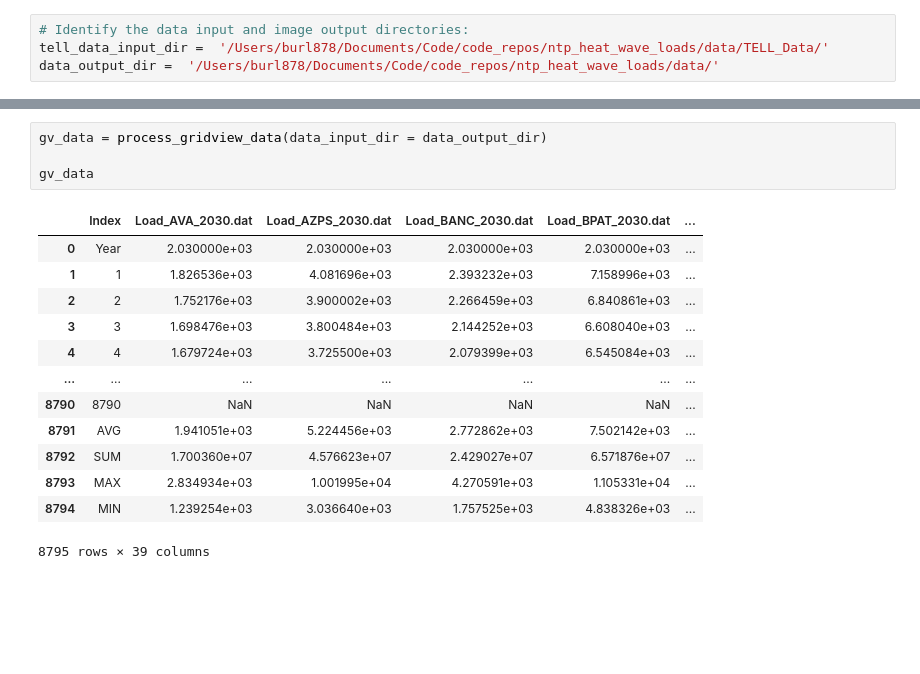
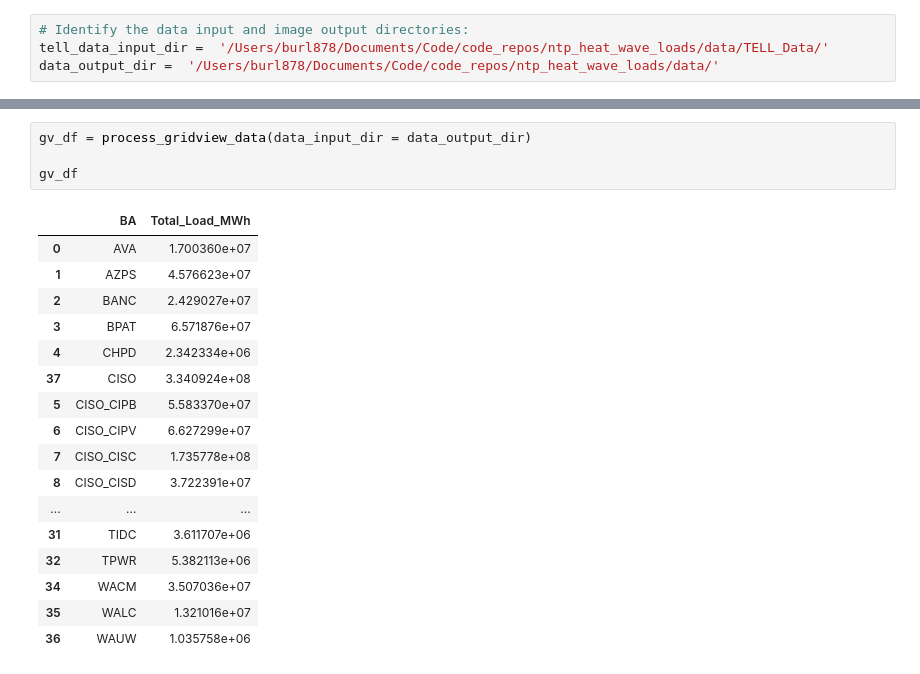
Before and after one commit to cdburley/ntp_heat_wave_loads, a Jupyter notebook: notebooks/process_load_data.ipynb, the cells around one changed output, grey strips where cells are left out. Saved outputs shown, nothing was run; the diff lists cells and outputs as text; blank space fills up the shorter version.

```diff
--- a/notebooks/process_load_data.ipynb
+++ b/notebooks/process_load_data.ipynb
@@ -31,18 +76,22 @@ def process_gridview_data(data_input_dir: str):
 # %%
-gv_data = process_gridview_data(data_input_dir = data_output_dir)
+gv_df = process_gridview_data(data_input_dir = data_output_dir)
 
-gv_data
+gv_df
 # %% [output]
-|  | Index | Load_AVA_2030.dat | Load_AZPS_2030.dat | Load_BANC_2030.dat | Load_BPAT_2030.dat | ... |
-| 0 | Year | 2.030000e+03 | 2.030000e+03 | 2.030000e+03 | 2.030000e+03 | ... |
-| 1 | 1 | 1.826536e+03 | 4.081696e+03 | 2.393232e+03 | 7.158996e+03 | ... |
-| 2 | 2 | 1.752176e+03 | 3.900002e+03 | 2.266459e+03 | 6.840861e+03 | ... |
-| 3 | 3 | 1.698476e+03 | 3.800484e+03 | 2.144252e+03 | 6.608040e+03 | ... |
-| 4 | 4 | 1.679724e+03 | 3.725500e+03 | 2.079399e+03 | 6.545084e+03 | ... |
-| ... | ... | ... | ... | ... | ... | ... |
-| 8790 | 8790 | NaN | NaN | NaN | NaN | ... |
-| 8791 | AVG | 1.941051e+03 | 5.224456e+03 | 2.772862e+03 | 7.502142e+03 | ... |
-| 8792 | SUM | 1.700360e+07 | 4.576623e+07 | 2.429027e+07 | 6.571876e+07 | ... |
-| 8793 | MAX | 2.834934e+03 | 1.001995e+04 | 4.270591e+03 | 1.105331e+04 | ... |
-| 8794 | MIN | 1.239254e+03 | 3.036640e+03 | 1.757525e+03 | 4.838326e+03 | ... |
+|  | BA | Total_Load_MWh |
+| 0 | AVA | 1.700360e+07 |
+| 1 | AZPS | 4.576623e+07 |
+| 2 | BANC | 2.429027e+07 |
+| 3 | BPAT | 6.571876e+07 |
+| 4 | CHPD | 2.342334e+06 |
+| 37 | CISO | 3.340924e+08 |
+| 5 | CISO_CIPB | 5.583370e+07 |
+| 6 | CISO_CIPV | 6.627299e+07 |
+| 7 | CISO_CISC | 1.735778e+08 |
+| 8 | CISO_CISD | 3.722391e+07 |
+| ... | ... | ... |
+| 31 | TIDC | 3.611707e+06 |
+| 32 | TPWR | 5.382113e+06 |
+| 34 | WACM | 3.507036e+07 |
+| 35 | WALC | 1.321016e+07 |
+| 36 | WAUW | 1.035758e+06 |
-8795 rows × 39 columns
```
Also changed, not shown: parts of 13 cells of this notebook.
